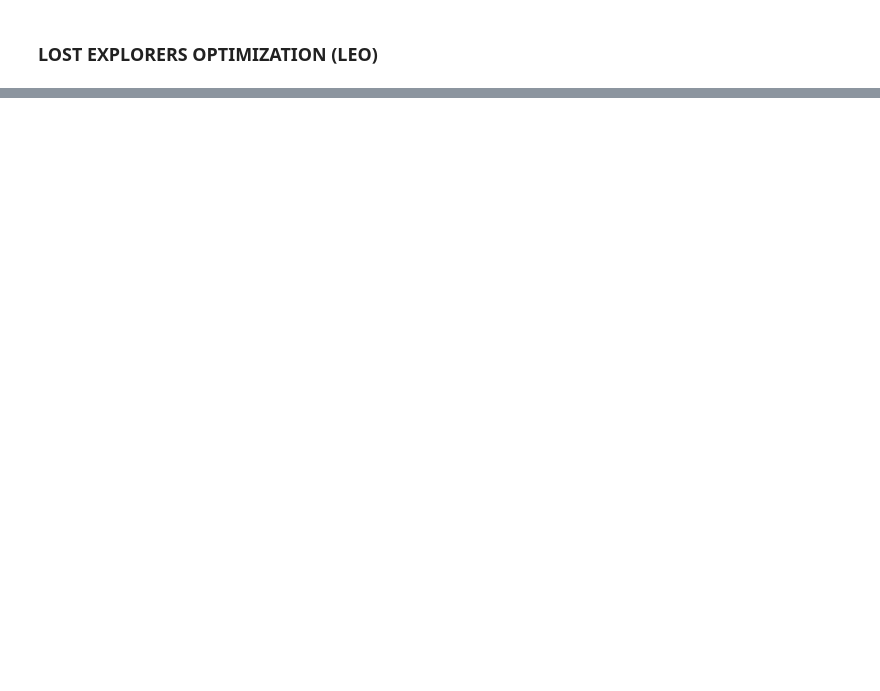
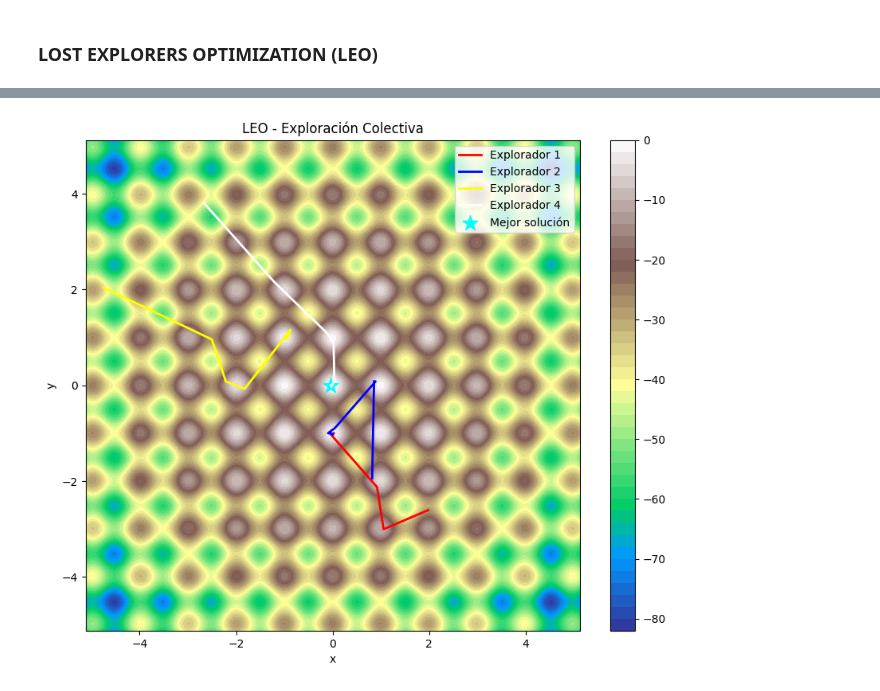
Before and after one commit to Mario-ACL/Metaheuristicas-para-Ciencia-de-Datos, a Jupyter notebook: tareas/tarea01.ipynb, the cells around one changed output, grey strips where cells are left out. Cells and saved outputs as stored; diff of their text form; code cells hidden in the pictures; blank space fills up the shorter version.

```diff
--- a/tareas/tarea01.ipynb
+++ b/tareas/tarea01.ipynb
@@ -479,0 +739,74 @@ plt.show()
+# %%
+# ============================================================
+# VISUALIZACIÓN DEL ESPACIO DE BÚSQUEDA
+# ============================================================
+
+x = np.linspace(bounds[0][0], bounds[0][1], 300)
+y = np.linspace(bounds[1][0], bounds[1][1], 300)
+
+X, Y = np.meshgrid(x, y)
+
+Z = np.zeros_like(X)
+
+for i in range(X.shape[0]):
+    for j in range(X.shape[1]):
+
+        Z[i, j] = benchmark_function([
+            X[i, j],
+            Y[i, j]
+        ])
+
+plt.figure(figsize=(10, 8))
+
+contour = plt.contourf(
+    X,
+    Y,
+    Z,
+    levels=50,
+    cmap="terrain"
+)
+
+plt.colorbar(contour)
+
+# ------------------------------------------------------------
+# Trayectorias LEO
+# ------------------------------------------------------------
+
+colors = ["red", "blue", "yellow", "white"]
+
+for i, trajectory in enumerate(leo_result["trajectories"]):
+
+    trajectory = np.array(trajectory)
+
+    plt.plot(
+        trajectory[:, 0],
+        trajectory[:, 1],
+        color=colors[i],
+        linewidth=2,
+        label=f"Explorador {i+1}"
+    )
+
+# ------------------------------------------------------------
+# Mejor solución encontrada
+# ------------------------------------------------------------
+
+best = leo_result["best_position"]
+
+plt.scatter(
+    best[0],
+    best[1],
+    color="cyan",
+    s=200,
+    marker="*",
+    label="Mejor solución"
+)
+
+plt.title("LEO - Exploración Colectiva")
+plt.xlabel("x")
+plt.ylabel("y")
+
+plt.legend()
+
+plt.show()
+# %% [output]
+[figure, added]
```
Also changed, not shown: parts of 10 cells of this notebook.
